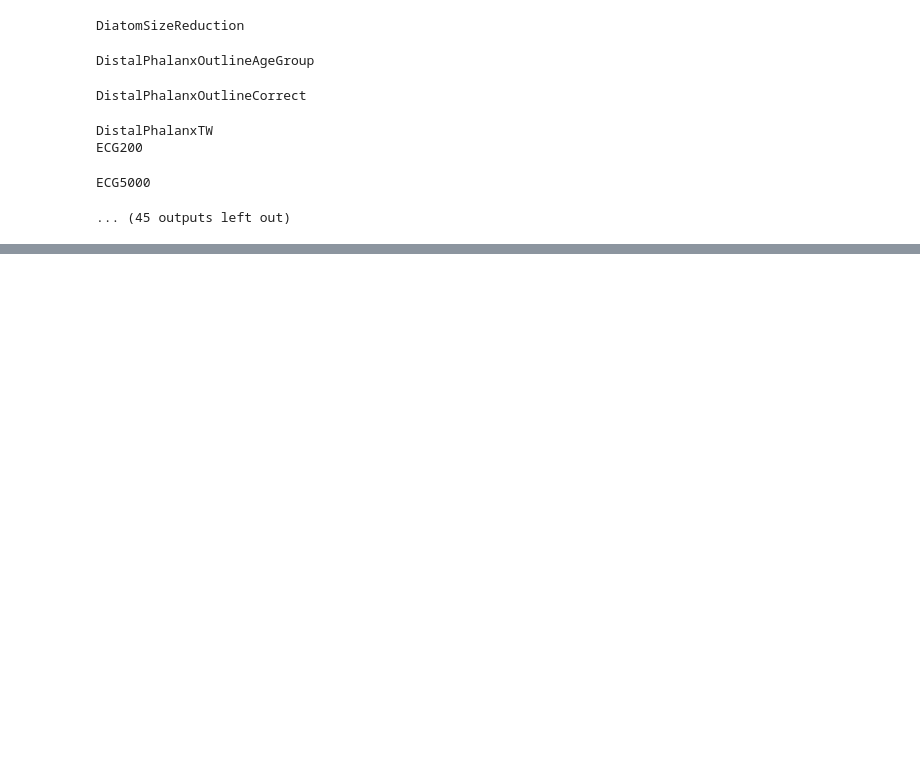
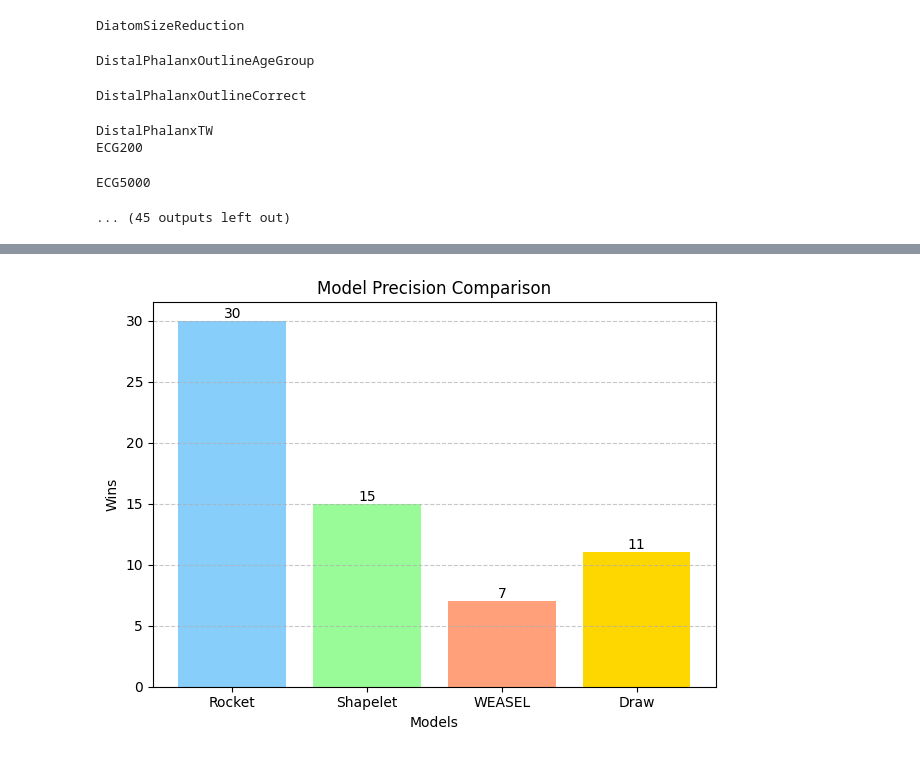
Before and after one commit to VladFearo/Rocket-Weasel-Shapelet-Comparison, a Jupyter notebook: model_comparisons.ipynb, the cells around one changed output, grey strips where cells are left out. Drawn from its saved outputs; the diff is of its cells as text; code cells hidden in the pictures; blank space fills up the shorter version.

```diff
--- a/model_comparisons.ipynb
+++ b/model_comparisons.ipynb
@@ -772,0 +832,4 @@ with open(file_path, "w") as json_file:
+# %%
+count_wins(rocket_data, shapelet_data, weasel_data, 'Precision', 1)
+# %% [output]
+[figure, added]
```
Also changed, not shown: parts of 23 cells of this notebook.
